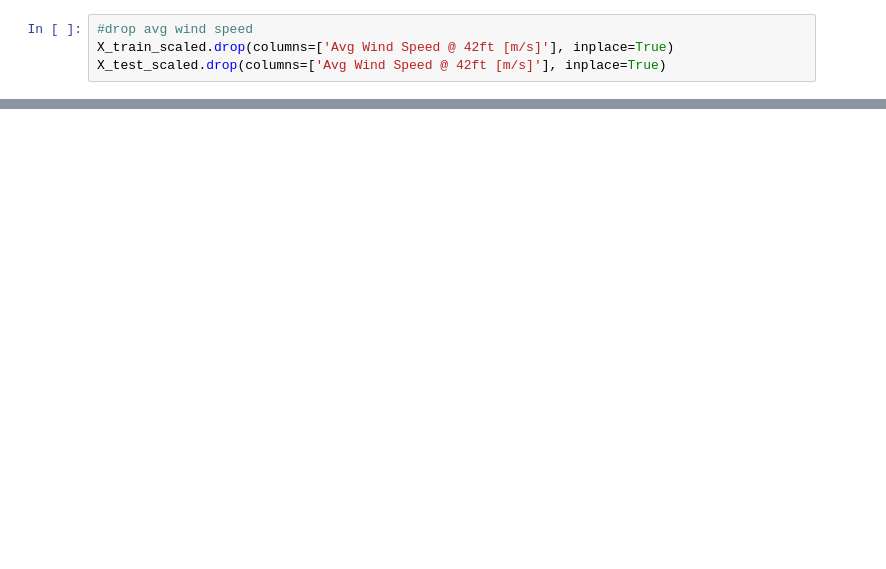
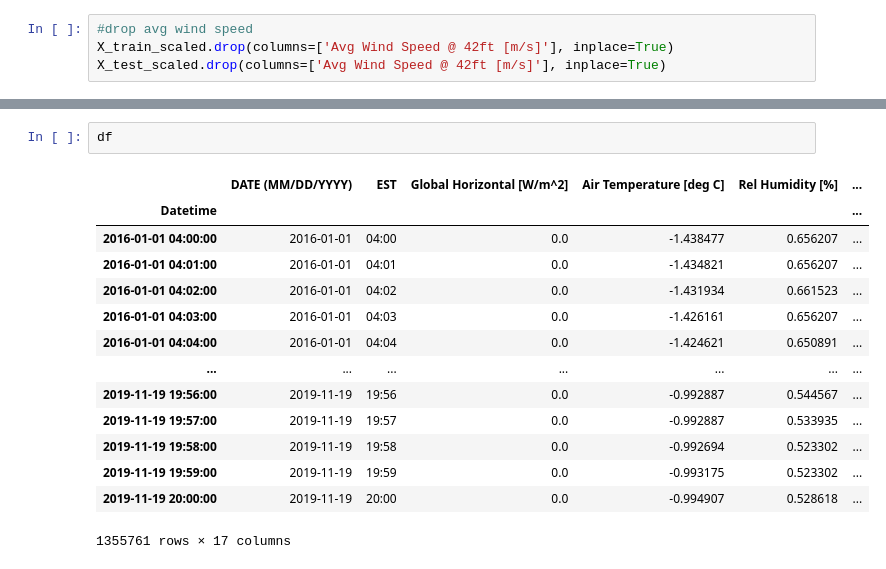
Before and after one commit to jacquesasinyo/Solar-irradiance-prediction, a Jupyter notebook: Solar irradiance prediction.ipynb, the cells around one changed output, grey strips where cells are left out. Saved outputs shown, nothing was run; the diff lists cells and outputs as text; blank space fills up the shorter version.

```diff
--- a/Solar irradiance prediction.ipynb
+++ b/Solar irradiance prediction.ipynb
@@ -1660,0 +681,17 @@ add_datetime_and_plot_bell_curve(
+# %%
+df
+# %% [output]
+|  | DATE (MM/DD/YYYY) | EST | Global Horizontal [W/m^2] | Air Temperature [deg C] | Rel Humidity [%] | ... |
+| Datetime |  |  |  |  |  | ... |
+| 2016-01-01 04:00:00 | 2016-01-01 | 04:00 | 0.0 | -1.438477 | 0.656207 | ... |
+| 2016-01-01 04:01:00 | 2016-01-01 | 04:01 | 0.0 | -1.434821 | 0.656207 | ... |
+| 2016-01-01 04:02:00 | 2016-01-01 | 04:02 | 0.0 | -1.431934 | 0.661523 | ... |
+| 2016-01-01 04:03:00 | 2016-01-01 | 04:03 | 0.0 | -1.426161 | 0.656207 | ... |
+| 2016-01-01 04:04:00 | 2016-01-01 | 04:04 | 0.0 | -1.424621 | 0.650891 | ... |
+| ... | ... | ... | ... | ... | ... | ... |
+| 2019-11-19 19:56:00 | 2019-11-19 | 19:56 | 0.0 | -0.992887 | 0.544567 | ... |
+| 2019-11-19 19:57:00 | 2019-11-19 | 19:57 | 0.0 | -0.992887 | 0.533935 | ... |
+| 2019-11-19 19:58:00 | 2019-11-19 | 19:58 | 0.0 | -0.992694 | 0.523302 | ... |
+| 2019-11-19 19:59:00 | 2019-11-19 | 19:59 | 0.0 | -0.993175 | 0.523302 | ... |
+| 2019-11-19 20:00:00 | 2019-11-19 | 20:00 | 0.0 | -0.994907 | 0.528618 | ... |
+1355761 rows × 17 columns
```
Also changed, not shown: parts of 44 cells of this notebook, 6 other files.
